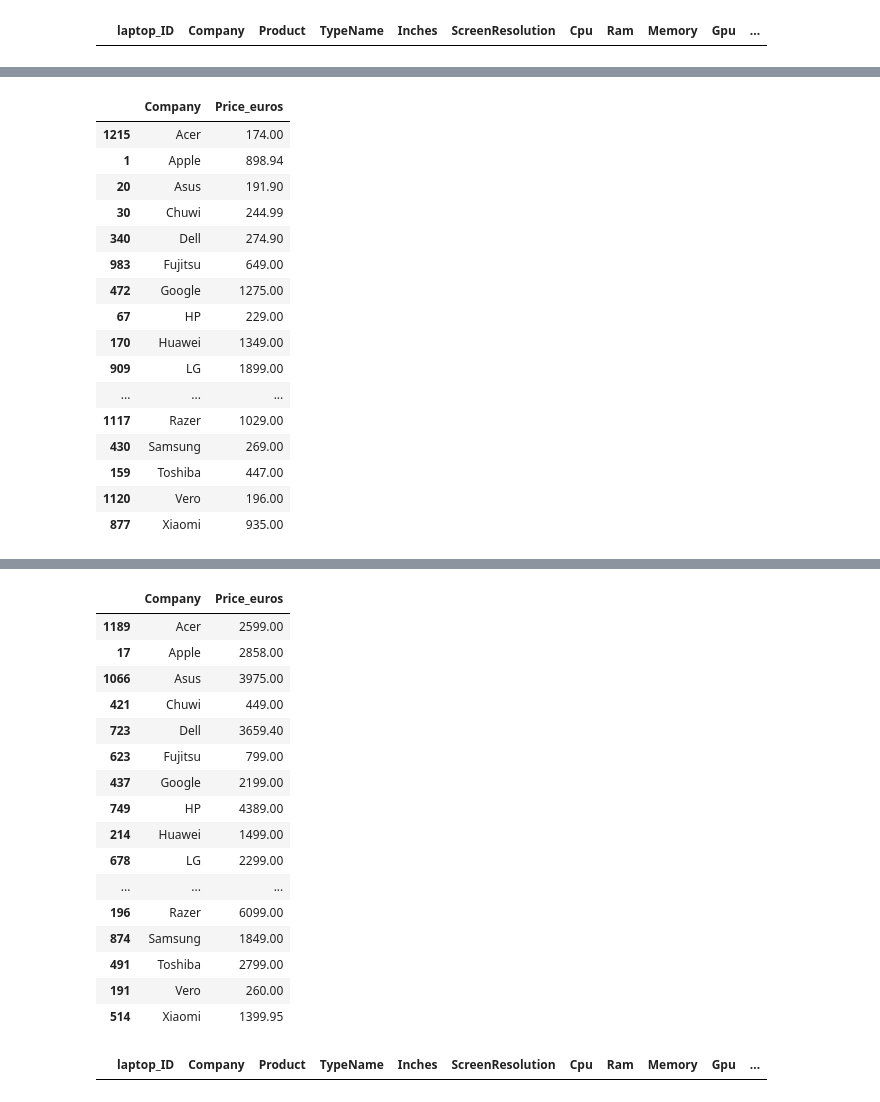
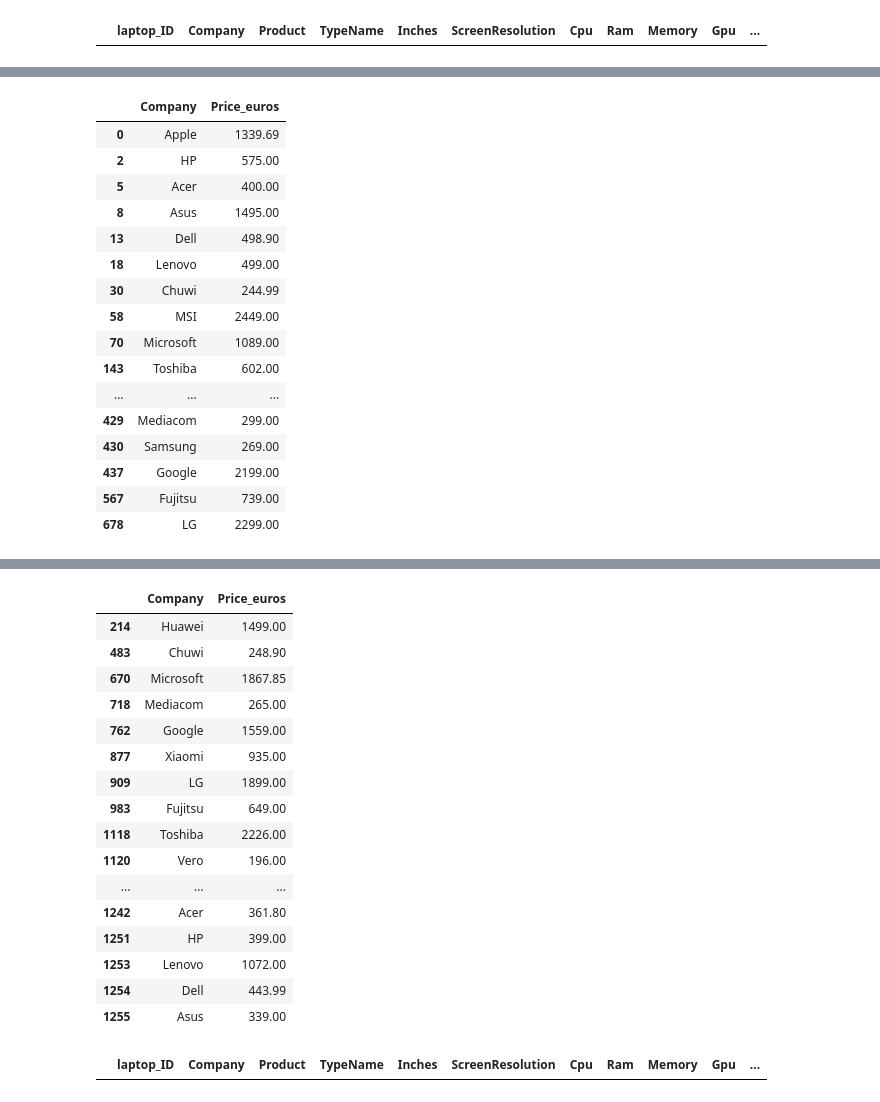
Before and after one commit to Dbarbanakov/data_science_with_python, a Jupyter notebook: 02_pandas_filtering_data/03_duplicates.ipynb, the cells around one changed output, grey strips where cells are left out. Saved outputs shown, nothing was run; the diff lists cells and outputs as text; code cells hidden in the pictures.

Commit message:
duplicates

```diff
--- a/02_pandas_filtering_data/03_duplicates.ipynb
+++ b/02_pandas_filtering_data/03_duplicates.ipynb
@@ -55,4 +32,0 @@ Task: Find the cheapest and most expensive laptop of each company using the sort
-# %%
-# sort dataframe asending by company and price
-df = df.sort_values(['Company', 'Price_euros'])
-df.head()
@@ -100,26 +33,25 @@ df[duplicated_first].head()
 # %%
-# keep='first'(cheapest laptop per company)
-# show dataframe with non duplicated values in "Company" column
-df[~duplicated_first]
+# keep='first' - (cheapest laptop per company)
+duplicated_first = df.duplicated('Company', keep='first')
 df[~duplicated_first][['Company', 'Price_euros']]
 # %% [output]
 |  | Company | Price_euros |
-| 1215 | Acer | 174.00 |
-| 1 | Apple | 898.94 |
-| 20 | Asus | 191.90 |
+| 0 | Apple | 1339.69 |
+| 2 | HP | 575.00 |
+| 5 | Acer | 400.00 |
+| 8 | Asus | 1495.00 |
+| 13 | Dell | 498.90 |
+| 18 | Lenovo | 499.00 |
 | 30 | Chuwi | 244.99 |
-| 340 | Dell | 274.90 |
-| 983 | Fujitsu | 649.00 |
-| 472 | Google | 1275.00 |
-| 67 | HP | 229.00 |
-| 170 | Huawei | 1349.00 |
-| 909 | LG | 1899.00 |
+| 58 | MSI | 2449.00 |
+| 70 | Microsoft | 1089.00 |
+| 143 | Toshiba | 602.00 |
 | ... | ... | ... |
-| 1117 | Razer | 1029.00 |
+| 429 | Mediacom | 299.00 |
 | 430 | Samsung | 269.00 |
-| 159 | Toshiba | 447.00 |
-| 1120 | Vero | 196.00 |
-| 877 | Xiaomi | 935.00 |
+| 437 | Google | 2199.00 |
+| 567 | Fujitsu | 739.00 |
+| 678 | LG | 2299.00 |
 # %%
 # check all value categories
 df[~duplicated_first].value_counts('Company')
@@ -149,24 +76,23 @@ duplicated_false = df.duplicated('Company', keep=False)
 # %%
 # keep='last'(most expensive laptop per company)
-df[~duplicated_last]
-# show dataframe with non duplicated values in "Company" column
+duplicated_last = df.duplicated('Company', keep='last')
 df[~duplicated_last][['Company', 'Price_euros']]
 # %% [output]
 |  | Company | Price_euros |
-| 1189 | Acer | 2599.00 |
-| 17 | Apple | 2858.00 |
-| 1066 | Asus | 3975.00 |
-| 421 | Chuwi | 449.00 |
-| 723 | Dell | 3659.40 |
-| 623 | Fujitsu | 799.00 |
-| 437 | Google | 2199.00 |
-| 749 | HP | 4389.00 |
 | 214 | Huawei | 1499.00 |
-| 678 | LG | 2299.00 |
+| 483 | Chuwi | 248.90 |
+| 670 | Microsoft | 1867.85 |
+| 718 | Mediacom | 265.00 |
+| 762 | Google | 1559.00 |
+| 877 | Xiaomi | 935.00 |
+| 909 | LG | 1899.00 |
+| 983 | Fujitsu | 649.00 |
+| 1118 | Toshiba | 2226.00 |
+| 1120 | Vero | 196.00 |
 | ... | ... | ... |
-| 196 | Razer | 6099.00 |
-| 874 | Samsung | 1849.00 |
-| 491 | Toshiba | 2799.00 |
-| 191 | Vero | 260.00 |
-| 514 | Xiaomi | 1399.95 |
+| 1242 | Acer | 361.80 |
+| 1251 | HP | 399.00 |
+| 1253 | Lenovo | 1072.00 |
+| 1254 | Dell | 443.99 |
+| 1255 | Asus | 339.00 |
 # %%
```
Also changed, not shown: parts of 18 cells of this notebook, 1 other file.
